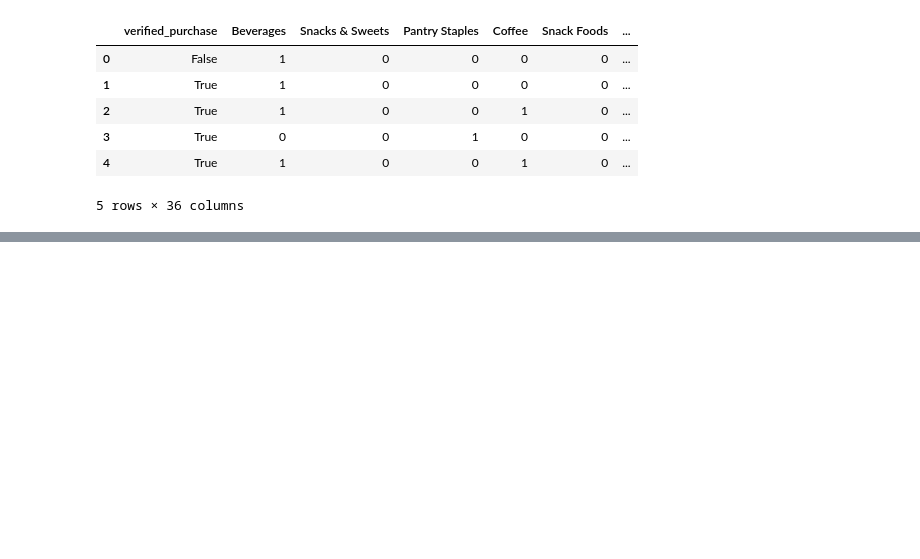
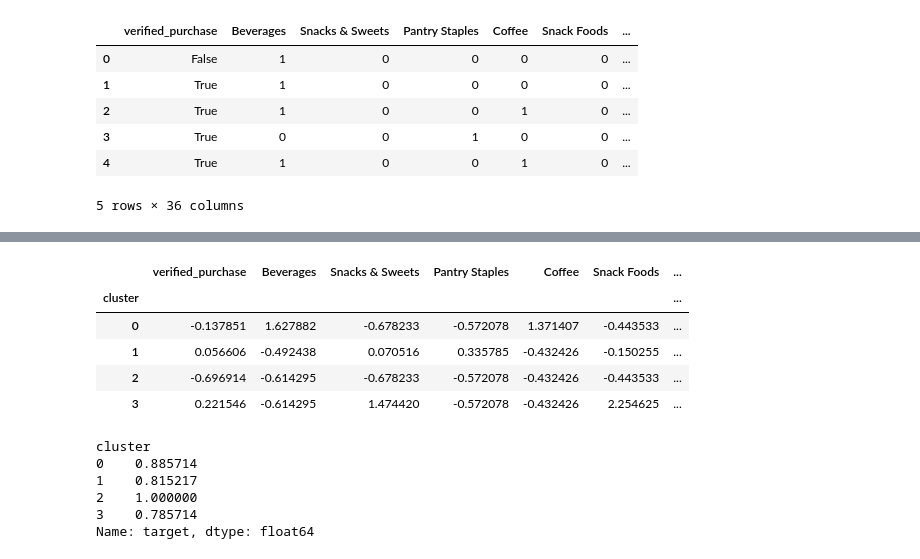
Before and after one commit to eghatzis0527/DX799---HW-Assignments, a Jupyter notebook: HW11.ipynb, the cells around one changed output, grey strips where cells are left out. Saved outputs shown, nothing was run; the diff lists cells and outputs as text; code cells hidden in the pictures; blank space fills up the shorter version.

```diff
--- a/HW11.ipynb
+++ b/HW11.ipynb
@@ -209,0 +186,33 @@ X_test_scaled = scaler.fit_transform(X_test)
+# %%
+pd.set_option('display.max_columns', None)
+
+sample_idx = np.random.choice(len(X_test_scaled), size = min(2000, len(X_test_scaled)), replace = False)
+
+X_hac = X_test_scaled[sample_idx]
+
+hac = AgglomerativeClustering(n_clusters = 4, linkage = 'ward')
+
+test_clusters = hac.fit_predict(X_hac)
+
+hac_profiles = pd.DataFrame(X_hac, columns = X_test.columns)
+hac_profiles['cluster'] = test_clusters
+
+hac_profiles.groupby('cluster').mean()
+# %% [output]
+|  | verified_purchase | Beverages | Snacks & Sweets | Pantry Staples | Coffee | Snack Foods | ... |
+| cluster |  |  |  |  |  |  | ... |
+| 0 | -0.137851 | 1.627882 | -0.678233 | -0.572078 | 1.371407 | -0.443533 | ... |
+| 1 | 0.056606 | -0.492438 | 0.070516 | 0.335785 | -0.432426 | -0.150255 | ... |
+| 2 | -0.696914 | -0.614295 | -0.678233 | -0.572078 | -0.432426 | -0.443533 | ... |
+| 3 | 0.221546 | -0.614295 | 1.474420 | -0.572078 | -0.432426 | 2.254625 | ... |
+# %%
+hac_profiles['target'] = y_test.iloc[sample_idx].values
+
+hac_profiles.groupby('cluster')['target'].mean()
+# %% [output]
+cluster
+0    0.885714
+1    0.815217
+2    1.000000
+3    0.785714
+Name: target, dtype: float64
```
Also changed, not shown: parts of 7 cells of this notebook.
